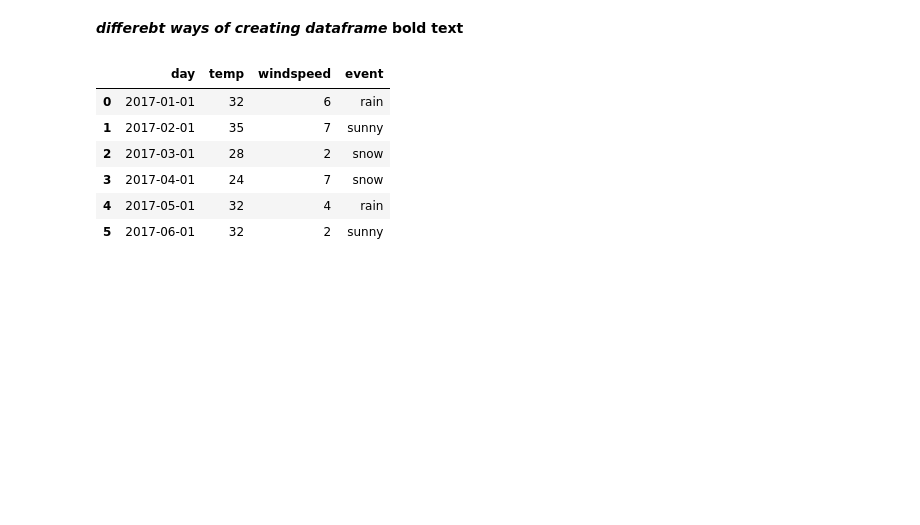
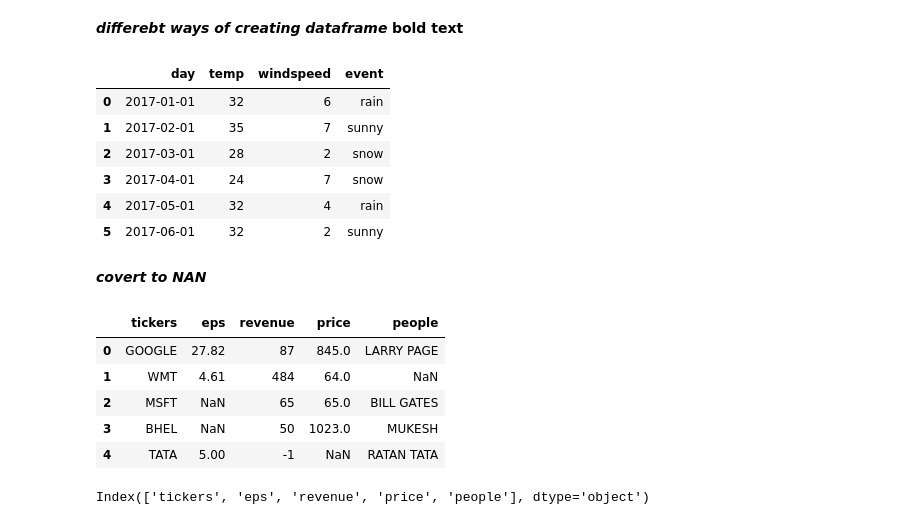
Before and after one commit to IM-RAHUL-RAJ/py_pandas_datascience, a Jupyter notebook: pandas2.ipynb, the cells around one changed output. Cells and saved outputs as stored; diff of their text form; code cells hidden in the pictures; blank space fills up the shorter version.

```diff
--- a/pandas2.ipynb
+++ b/pandas2.ipynb
@@ -341,3 +341,22 @@ df3
 | 3 | 2017-04-01 | 24 | 7 | snow |
 | 4 | 2017-05-01 | 32 | 4 | rain |
 | 5 | 2017-06-01 | 32 | 2 | sunny |
+# %% [markdown]
+***covert to NAN***
+# %%
+pd4=pd.read_excel('/content/Book3.xlsx',na_values={'eps':[-1],
+                                                   'revenue':[-1]}
+                  )
+# %%
+pd4
+# %% [output]
+|  | tickers | eps | revenue | price | people |
+| 0 | GOOGLE | 27.82 | 87 | 845.0 | LARRY PAGE |
+| 1 | WMT | 4.61 | 484 | 64.0 | NaN |
+| 2 | MSFT | NaN | 65 | 65.0 | BILL GATES |
+| 3 | BHEL | NaN | 50 | 1023.0 | MUKESH |
+| 4 | TATA | 5.00 | -1 | NaN | RATAN TATA |
+# %%
+pd4.columns
+# %% [output]
+Index(['tickers', 'eps', 'revenue', 'price', 'people'], dtype='object')
```
Also changed, not shown: parts of 1 cell of this notebook.
